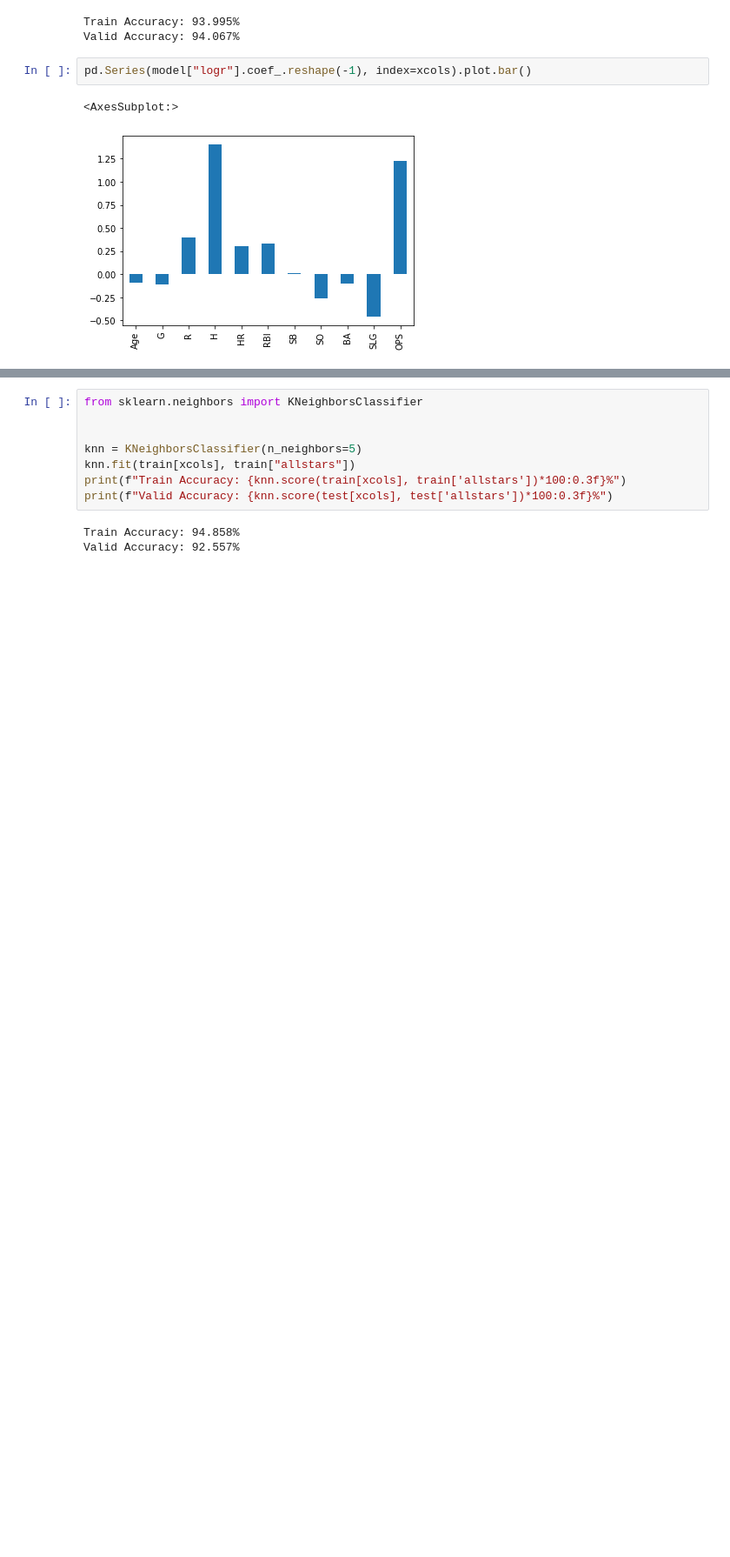
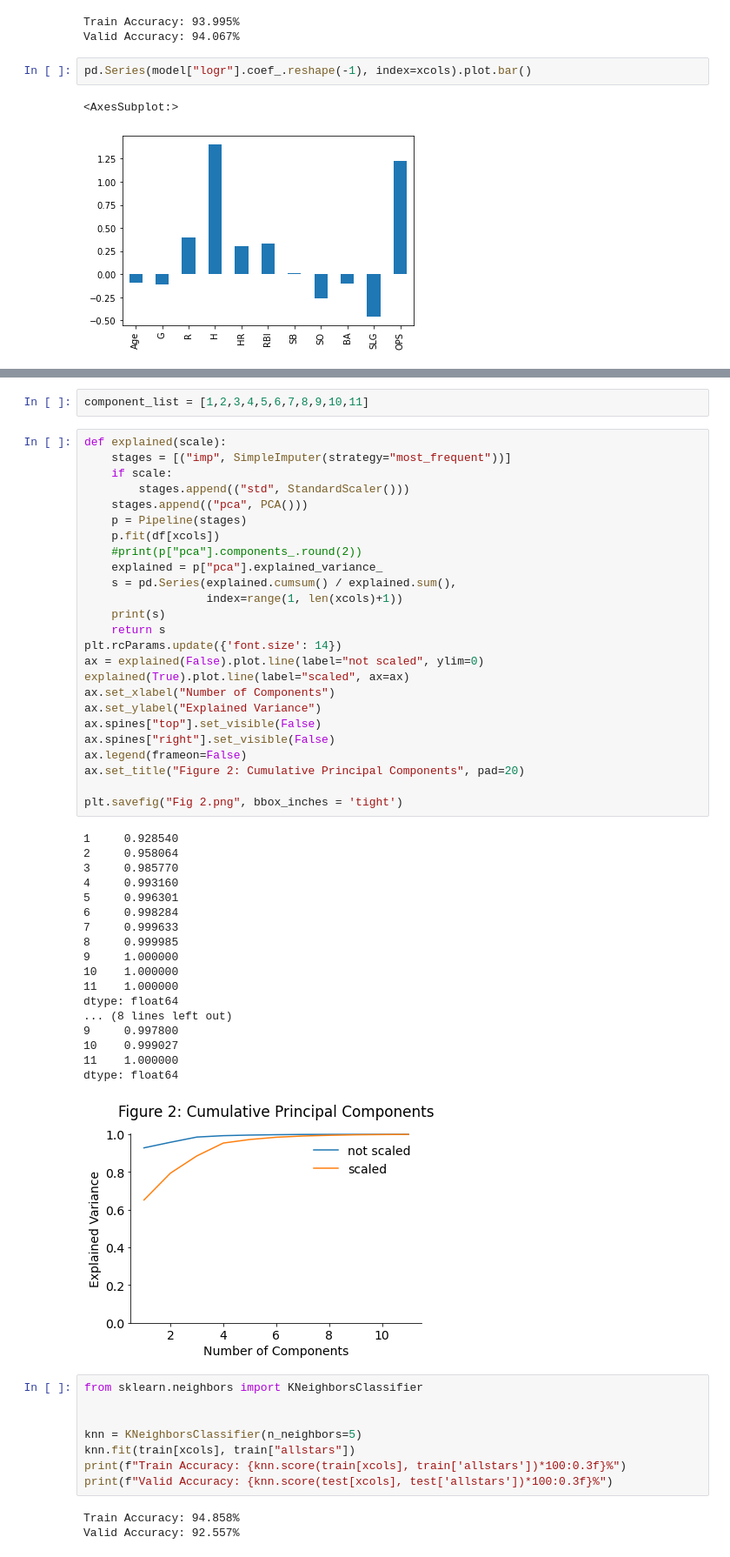
Before and after one commit to ebmorelli/451-allstar-project, a Jupyter notebook: project_models.ipynb, the cells around one changed output, grey strips where cells are left out. Shown: that part at 87% size. Drawn from its saved outputs; the diff is of its cells as text; blank space fills up the shorter version.

```diff
--- a/project_models.ipynb
+++ b/project_models.ipynb
@@ -73,3 +103,49 @@ pd.Series(model["logr"].coef_.reshape(-1), index=xcols).plot.bar()
+# %%
+component_list = [1,2,3,4,5,6,7,8,9,10,11]
+# %%
+def explained(scale):
+    stages = [("imp", SimpleImputer(strategy="most_frequent"))]
+    if scale:
+        stages.append(("std", StandardScaler()))
+    stages.append(("pca", PCA()))
+    p = Pipeline(stages)
+    p.fit(df[xcols])
+    #print(p["pca"].components_.round(2))
+    explained = p["pca"].explained_variance_
+    s = pd.Series(explained.cumsum() / explained.sum(),
+                  index=range(1, len(xcols)+1))
+    print(s)
+    return s
+plt.rcParams.update({'font.size': 14})
+ax = explained(False).plot.line(label="not scaled", ylim=0)
+explained(True).plot.line(label="scaled", ax=ax)
+ax.set_xlabel("Number of Components")
+ax.set_ylabel("Explained Variance")
+ax.spines["top"].set_visible(False)
+ax.spines["right"].set_visible(False)
+ax.legend(frameon=False)
+ax.set_title("Figure 2: Cumulative Principal Components", pad=20)
+
+plt.savefig("Fig 2.png", bbox_inches = 'tight')
+# %% [output]
+1     0.928540
+2     0.958064
+3     0.985770
+4     0.993160
+5     0.996301
+6     0.998284
+7     0.999633
+8     0.999985
+9     1.000000
+10    1.000000
+11    1.000000
+dtype: float64
+... (8 lines left out)
+9     0.997800
+10    0.999027
+11    1.000000
+dtype: float64
+[figure, added]
 # %%
 from sklearn.neighbors import KNeighborsClassifier
 
```
Also changed, not shown: parts of 8 cells of this notebook.
